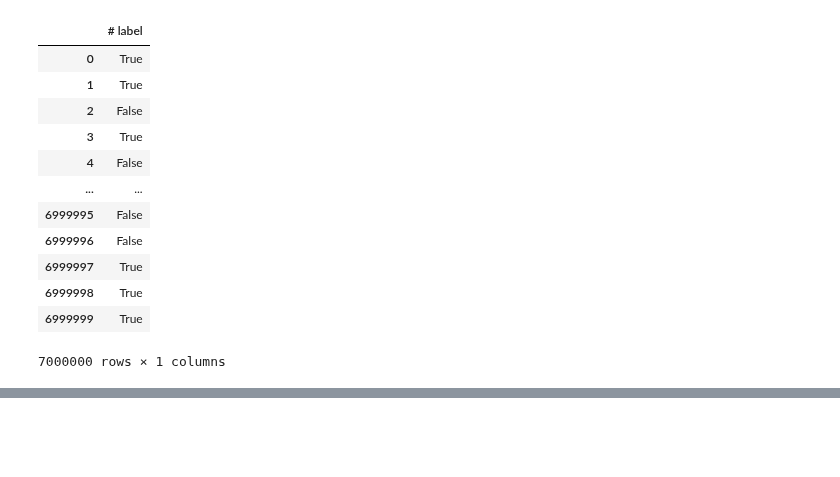
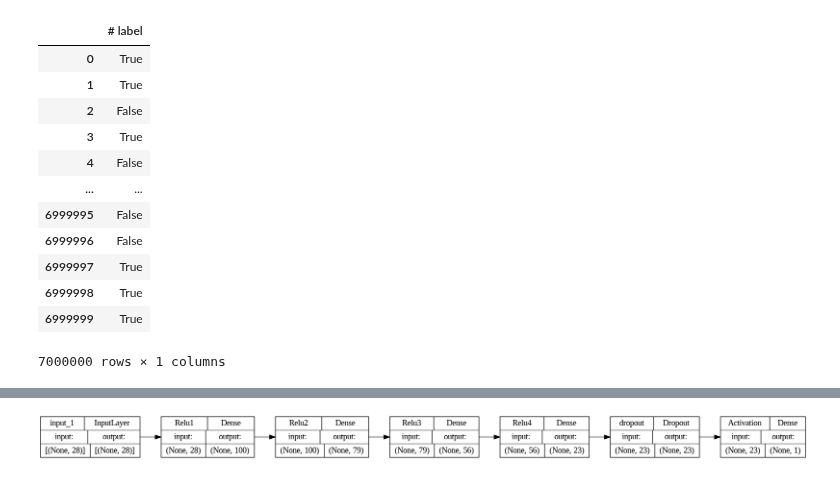
Before and after one commit to boneeyah/QTW, a Jupyter notebook: Case_Study_6.ipynb, the cells around one changed output, grey strips where cells are left out. Drawn from its saved outputs; the diff is of its cells as text; code cells hidden in the pictures; blank space fills up the shorter version.

```diff
--- a/Case_Study_6.ipynb
+++ b/Case_Study_6.ipynb
@@ -76,8 +76,6 @@ df.tail()
 | 6999998 | 1.0 | 1.659131 | 1.096223 | 0.562821 | 1.627193 | 0.767236 | -1.054221 | 1.079999 | 0.155488 | -1.412207 | ... | ... |
 | 6999999 | 1.0 | 0.002034 | 0.744152 | -0.908839 | -0.770454 | 1.008405 | -1.054221 | -0.370155 | 0.296837 | -1.492524 | ... | ... |
 5 rows × 29 columns
-# %%
-df = df.drop(columns=['f25'])
 # %%
 plt.bar(df['# label'].astype(str).value_counts(normalize=True).index.sort_values(ascending=True),df['# label'].value_counts(normalize=True))
 plt.title('Label Type Distribution')
@@ -172,7 +204,7 @@ X_train = tf.convert_to_tensor(X_train)
 del(X)
 # %%
 model1 = tf.keras.Sequential()
-model1.add(tf.keras.Input(shape=(27,)))
+model1.add(tf.keras.Input(shape=(28,)))
 model1.add(tf.keras.layers.Dense(100, activation='relu',name="Relu1"))
 model1.add(tf.keras.layers.Dense(79, activation='relu', name="Relu2"))
 model1.add(tf.keras.layers.Dense(56, activation='relu', name="Relu3"))
@@ -191,7 +223,7 @@ es = EarlyStopping(monitor='val_accuracy',
 now = datetime.datetime.now
 # %%
 t = now()
-model1.fit(X_train, y_train, epochs=100, batch_size=32, validation_split=0.2, callbacks=[es])
+model1.fit(X_train, y_train, epochs=100, batch_size=132, validation_split=0.2, callbacks=[es])
 print(' Training Time: %s' % (now() -t))
 # %% [output]
 Epoch 1/100
@@ -213,0 +280,4 @@ Epoch 15/100
+# %%
+tf.keras.utils.plot_model(model1, to_file='model.png', show_shapes=True, show_layer_names=True,rankdir='LR')
+# %% [output]
+[figure, added]
```
Also changed, not shown: parts of 28 cells of this notebook.
